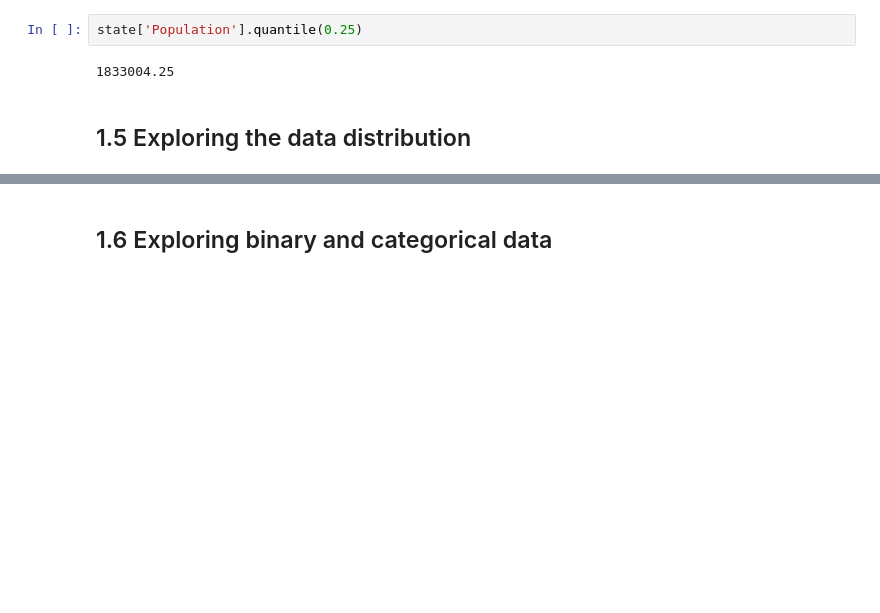
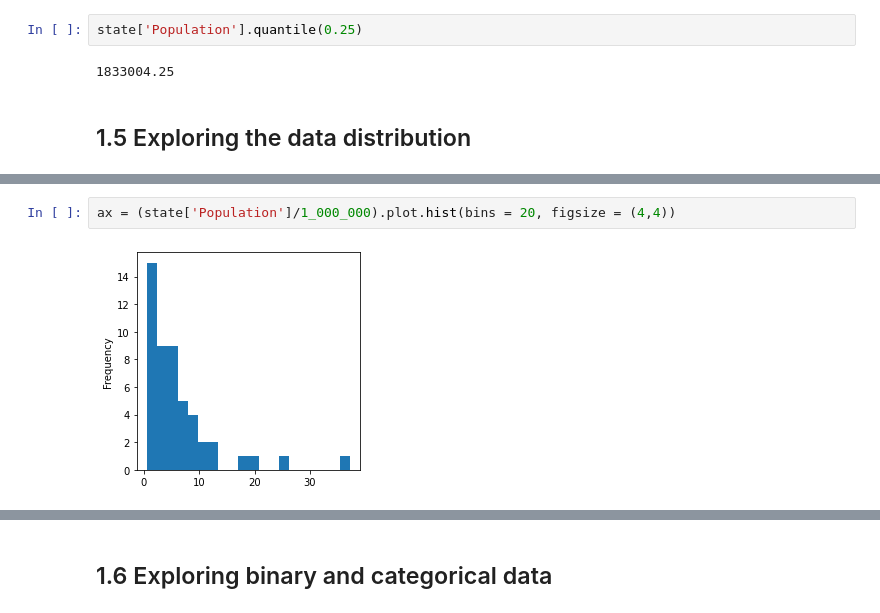
Before and after one commit to DataS07/practical-statistics-for-data-scientists-2nd, a Jupyter notebook: Chapter 1. Exploratory data analysis.ipynb, the cells around one changed output, grey strips where cells are left out. Saved outputs shown, nothing was run; the diff lists cells and outputs as text; blank space fills up the shorter version.

```diff
--- a/Chapter 1. Exploratory data analysis.ipynb
+++ b/Chapter 1. Exploratory data analysis.ipynb
@@ -117,0 +158,4 @@ state['Population'].quantile(0.25)
+# %%
+ax = (state['Population']/1_000_000).plot.hist(bins = 20, figsize = (4,4))
+# %% [output]
+[figure, added]
```
Also changed, not shown: parts of 37 cells of this notebook.
